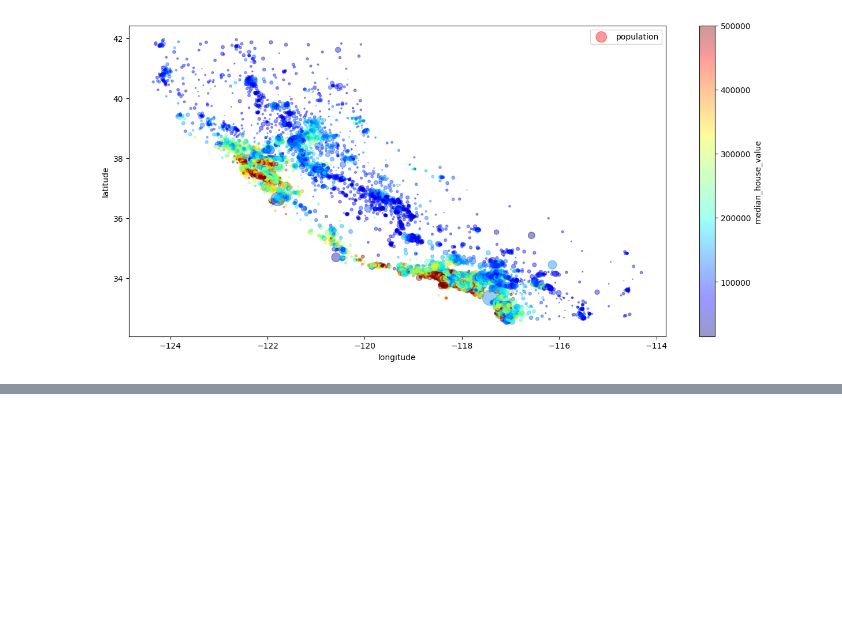
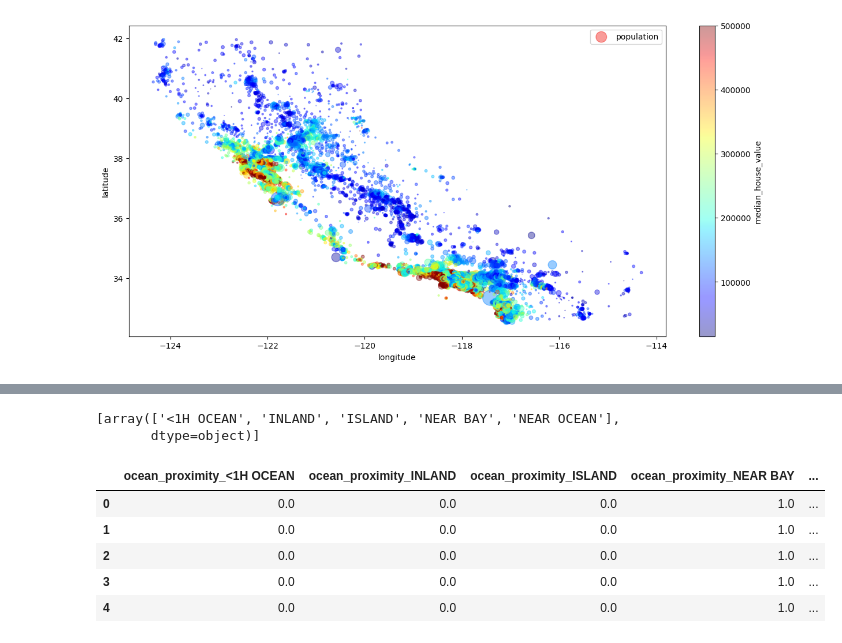
Before and after one commit to ETorresSacha/clases-MI, a Jupyter notebook: california_Housing.ipynb, the cells around one changed output, grey strips where cells are left out. Saved outputs shown, nothing was run; the diff lists cells and outputs as text; code cells hidden in the pictures; blank space fills up the shorter version.

```diff
--- a/california_Housing.ipynb
+++ b/california_Housing.ipynb
@@ -79,0 +240,6 @@ plt.show()
+# %%
+# Manipulación de los datos categóricos
+from sklearn.preprocessing import OrdinalEncoder
+data_ocean = data[['ocean_proximity']]
+ordinal_encorder = OrdinalEncoder()
+data_ocean_encoded =  ordinal_encorder.fit_transform(data_ocean)
@@ -79,0 +250,4 @@ plt.show()
+# %%
+from sklearn.preprocessing import OneHotEncoder
+cat_encoder = OneHotEncoder()
+data_car_1hot = cat_encoder.fit_transform(data_ocean)
@@ -79,0 +264,15 @@ plt.show()
+# %%
+cat_encoder.categories_
+# %% [output]
+[array(['<1H OCEAN', 'INLAND', 'ISLAND', 'NEAR BAY', 'NEAR OCEAN'],
+       dtype=object)]
+# %%
+encoded_df = pd.DataFrame(data_car_1hot.toarray(), columns=cat_encoder.get_feature_names_out())
+encoded_df.head()
+# %% [output]
+|  | ocean_proximity_<1H OCEAN | ocean_proximity_INLAND | ocean_proximity_ISLAND | ocean_proximity_NEAR BAY | ... |
+| 0 | 0.0 | 0.0 | 0.0 | 1.0 | ... |
+| 1 | 0.0 | 0.0 | 0.0 | 1.0 | ... |
+| 2 | 0.0 | 0.0 | 0.0 | 1.0 | ... |
+| 3 | 0.0 | 0.0 | 0.0 | 1.0 | ... |
+| 4 | 0.0 | 0.0 | 0.0 | 1.0 | ... |
```
Also changed, not shown: parts of 18 cells of this notebook.
